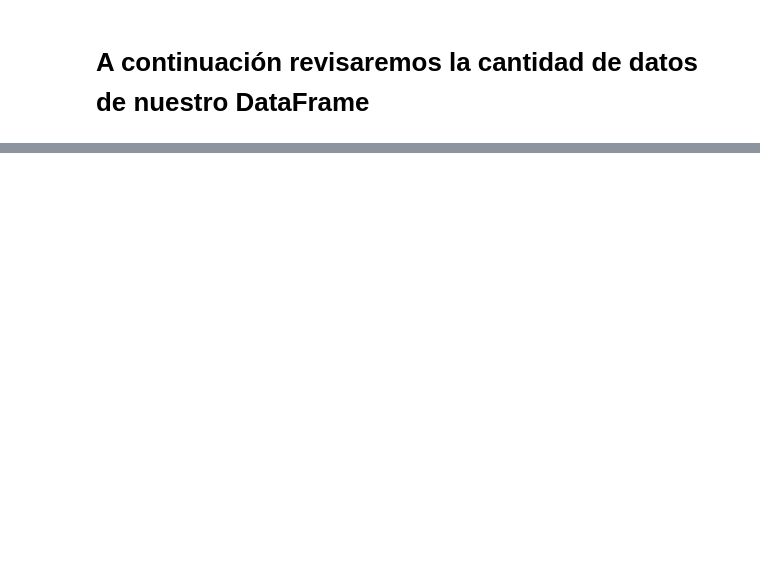
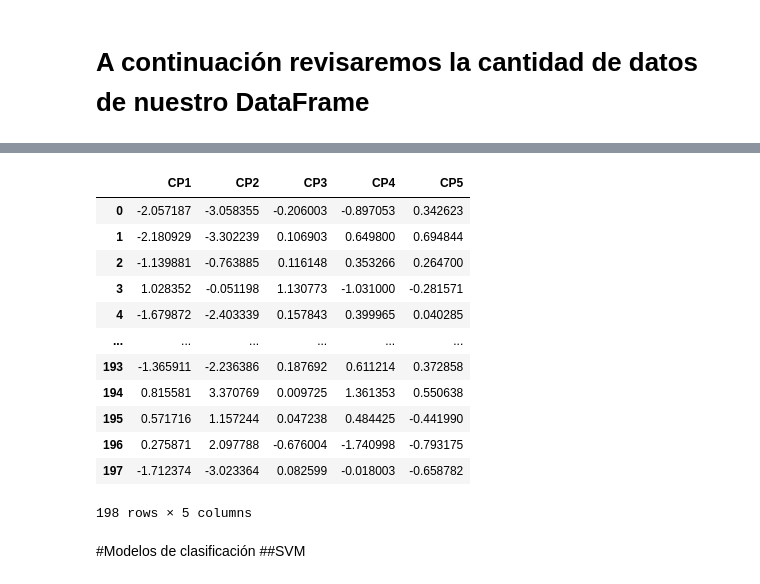
Before and after one commit to Felipe4444/Portafolio, a Jupyter notebook: Portafolio.ipynb, the cells around one changed output, grey strips where cells are left out. Saved outputs shown, nothing was run; the diff lists cells and outputs as text; code cells hidden in the pictures; blank space fills up the shorter version.

```diff
--- a/Portafolio.ipynb
+++ b/Portafolio.ipynb
@@ -190,0 +245,6 @@ El dataFrame contiene 197 filas y 36columnas, de las cuales 24 contiene registro
+# %%
+from sklearn.decomposition import PCA
+pca = PCA()
+pca.fit(X_std)
+
+pca.explained_variance_ratio_
@@ -190,0 +263,7 @@ El dataFrame contiene 197 filas y 36columnas, de las cuales 24 contiene registro
+# %%
+#Seleccionar 5 componentes
+pca_5 = PCA(n_components=5)
+X_std_pca = pca_5.fit_transform(X_std)
+
+X_std_pca = pd.DataFrame(X_std_pca, columns=['CP1', 'CP2', 'CP3', 'CP4', 'CP5'])
+X_std_pca.head()
@@ -190,0 +287,19 @@ El dataFrame contiene 197 filas y 36columnas, de las cuales 24 contiene registro
+# %%
+X_std_pca
+# %% [output]
+|  | CP1 | CP2 | CP3 | CP4 | CP5 |
+| 0 | -2.057187 | -3.058355 | -0.206003 | -0.897053 | 0.342623 |
+| 1 | -2.180929 | -3.302239 | 0.106903 | 0.649800 | 0.694844 |
+| 2 | -1.139881 | -0.763885 | 0.116148 | 0.353266 | 0.264700 |
+| 3 | 1.028352 | -0.051198 | 1.130773 | -1.031000 | -0.281571 |
+| 4 | -1.679872 | -2.403339 | 0.157843 | 0.399965 | 0.040285 |
+| ... | ... | ... | ... | ... | ... |
+| 193 | -1.365911 | -2.236386 | 0.187692 | 0.611214 | 0.372858 |
+| 194 | 0.815581 | 3.370769 | 0.009725 | 1.361353 | 0.550638 |
+| 195 | 0.571716 | 1.157244 | 0.047238 | 0.484425 | -0.441990 |
+| 196 | 0.275871 | 2.097788 | -0.676004 | -1.740998 | -0.793175 |
+| 197 | -1.712374 | -3.023364 | 0.082599 | -0.018003 | -0.658782 |
+198 rows × 5 columns
+# %% [markdown]
+#Modelos de clasificación
+##SVM
```
Also changed, not shown: parts of 33 cells of this notebook.
